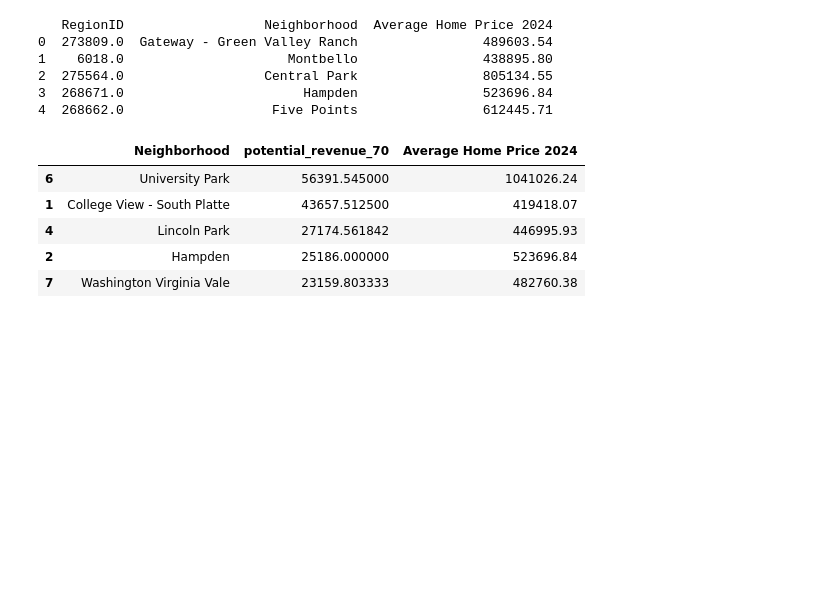
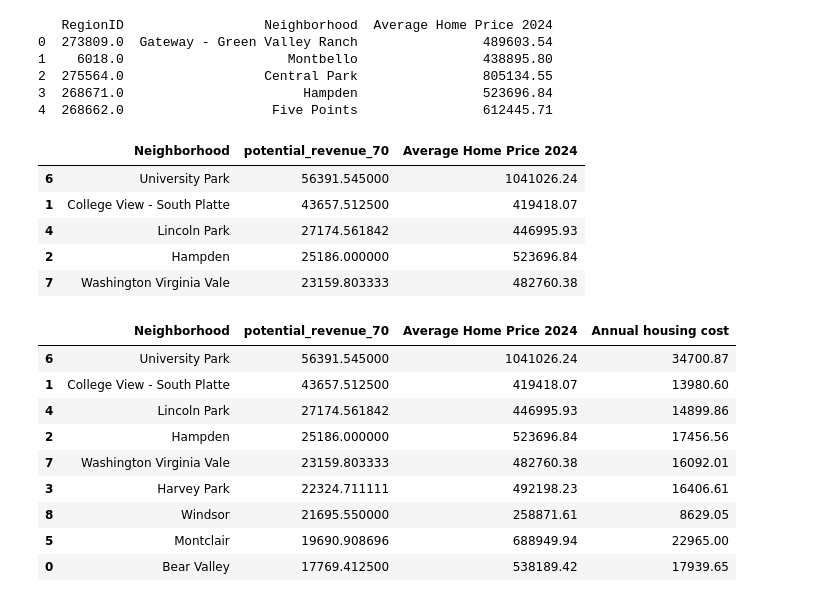
Before and after one commit to kanchanratan1980/Project-5_Group-3, a Jupyter notebook: airbnb.ipynb, the cells around one changed output. Cells and saved outputs as stored; diff of their text form; code cells hidden in the pictures; blank space fills up the shorter version.

```diff
--- a/airbnb.ipynb
+++ b/airbnb.ipynb
@@ -360,6 +391,21 @@ combined_df.head()
 | 4 | Lincoln Park | 27174.561842 | 446995.93 |
 | 2 | Hampden | 25186.000000 | 523696.84 |
 | 7 | Washington Virginia Vale | 23159.803333 | 482760.38 |
+# %%
+# Housing cost annualy assuming 36 mo lease
+combined_df["Annual housing cost"] = (combined_df["Average Home Price 2024"] / 30).round(2)
+combined_df
+# %% [output]
+|  | Neighborhood | potential_revenue_70 | Average Home Price 2024 | Annual housing cost |
+| 6 | University Park | 56391.545000 | 1041026.24 | 34700.87 |
+| 1 | College View - South Platte | 43657.512500 | 419418.07 | 13980.60 |
+| 4 | Lincoln Park | 27174.561842 | 446995.93 | 14899.86 |
+| 2 | Hampden | 25186.000000 | 523696.84 | 17456.56 |
+| 7 | Washington Virginia Vale | 23159.803333 | 482760.38 | 16092.01 |
+| 3 | Harvey Park | 22324.711111 | 492198.23 | 16406.61 |
+| 8 | Windsor | 21695.550000 | 258871.61 | 8629.05 |
+| 5 | Montclair | 19690.908696 | 688949.94 | 22965.00 |
+| 0 | Bear Valley | 17769.412500 | 538189.42 | 17939.65 |
 # %%
 x = np.arange(len(combined_df))
 width = 0.35
```
Also changed, not shown: parts of 10 cells of this notebook, 5 other files.
